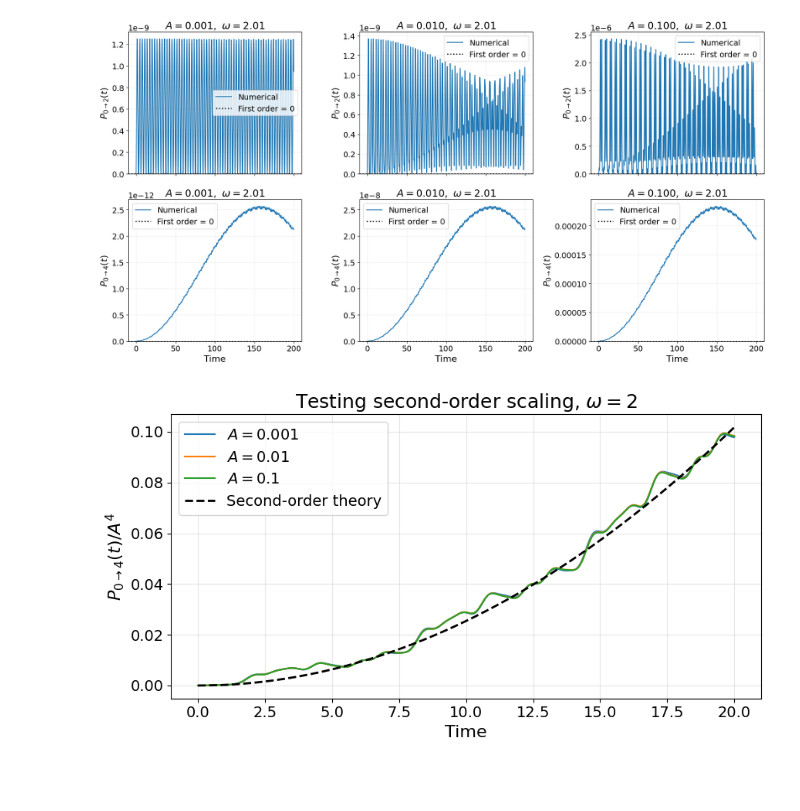
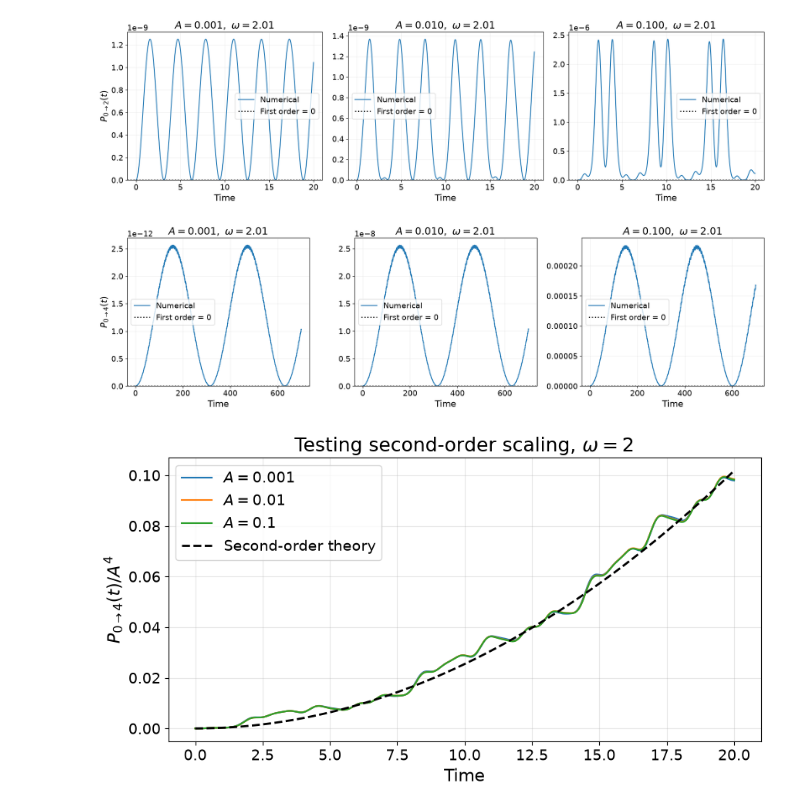
Before and after one commit to TO-PRARAMX/pc4230-project, a Jupyter notebook: example/06_omega2.ipynb, the cells around one changed output. Saved outputs shown, nothing was run; the diff lists cells and outputs as text; code cells hidden in the pictures; blank space fills up the shorter version.

```diff
--- a/example/06_omega2.ipynb
+++ b/example/06_omega2.ipynb
@@ -15,72 +27,48 @@ plt.rcParams.update({
 # %%
-folder = Path.cwd()
-if not (folder / "harmonic.py").exists():
-    folder = folder.parent
-sys.path.insert(0, str(folder))
-
-from harmonic import HarmonicOscillator
+from concurrent.futures import ProcessPoolExecutor
+# populations() lives in simulation.py so parallel workers can import it (needed on Windows)
+from simulation import populations
 
 # Parameters
 omega = 2.01
 A_values = [0.001, 0.01, 0.1]
 n = 128
 L = 12
-dt = 0.02
-tmax = 200
+levels = [2, 4]
 
-ho = HarmonicOscillator(boundary=(-L, L), n=n)
-_, basis = ho.eigenstates()
+tmax_upper = 20
+tmax_lower = 700
 
-phi0 = basis[:, 0]
-phi2 = basis[:, 2]
-phi4 = basis[:, 4]
+# One run per A to tmax_lower; the upper figure plots only its first tmax_upper
+with ProcessPoolExecutor() as pool:
+    futures = {A: pool.submit(populations, A, omega, tmax_lower, levels, n=n, L=L) for A in A_values}
+    results = {A: f.result() for A, f in futures.items()}
 
-times = np.linspace(0, tmax, int(np.ceil(tmax / dt)) + 1)
+# Upper figure: second excited state, lower figure: fourth excited state
+for k, (level, tmax_plot) in enumerate([(2, tmax_upper), (4, tmax_lower)]):
+    fig, axes = plt.subplots(1, 3, figsize=(17, 5))
+    for ax, A in zip(axes, A_values):
+        t, P = results[A]
+        keep = t <= tmax_plot
 
-fig, axes = plt.subplots(
-    2, 3, figsize=(17, 9), sharex=True
-)
-
-for col, A in enumerate(A_values):
-    psi = phi0.copy()
-    P2 = np.zeros(len(times))
-    P4 = np.zeros(len(times))
-
-    for i in range(1, len(times)):
-        psi = ho.time_evolution(
-            [times[i]],
-            omega=omega,
-            A=A,
-            psi0=psi,
-            t0=times[i - 1]
-        )
-
-        P2[i] = np.abs(np.vdot(phi2, psi))**2
-        P4[i] = np.abs(np.vdot(phi4, psi))**2
-
-    # Top row: second excited state
-    # Bottom row: fourth excited state
-    for row, (level, P) in enumerate([(2, P2), (4, P4)]):
-        ax = axes[row, col]
-
-        ax.plot(times, P, label="Numerical")
+        ax.plot(t[keep], P[keep, k], label="Numerical")
         ax.axhline(
             0, color="black", linestyle=":", linewidth=2,
             label="First order = 0"
         )
 
         ax.set_title(rf"$A={A:.3f},\ \omega={omega:.2f}$")
-        ax.set_ylabel(rf"$P_{{0\to{level}}}(t)$")
+        ax.set_xlabel("Time")
         ax.set_ylim(bottom=0)
         ax.legend()
         ax.grid(alpha=0.2)
+    axes[0].set_ylabel(rf"$P_{{0\to{level}}}(t)$")
+    fig.tight_layout()
 
-    axes[1, col].set_xlabel("Time")
-
-plt.tight_layout()
 plt.show()
 # %% [output]
-[figure, old version]
+[figure, new version]
+[figure, added]
 # %%
 import numpy as np
 import matplotlib.pyplot as plt
@@ -161,4 +149,4 @@ plt.grid(alpha=0.3)
 plt.tight_layout()
 plt.show()
 # %% [output]
-[figure, old version]
+[figure, new version]
```
Also changed, not shown: parts of 1 cell of this notebook, 4 other files.
